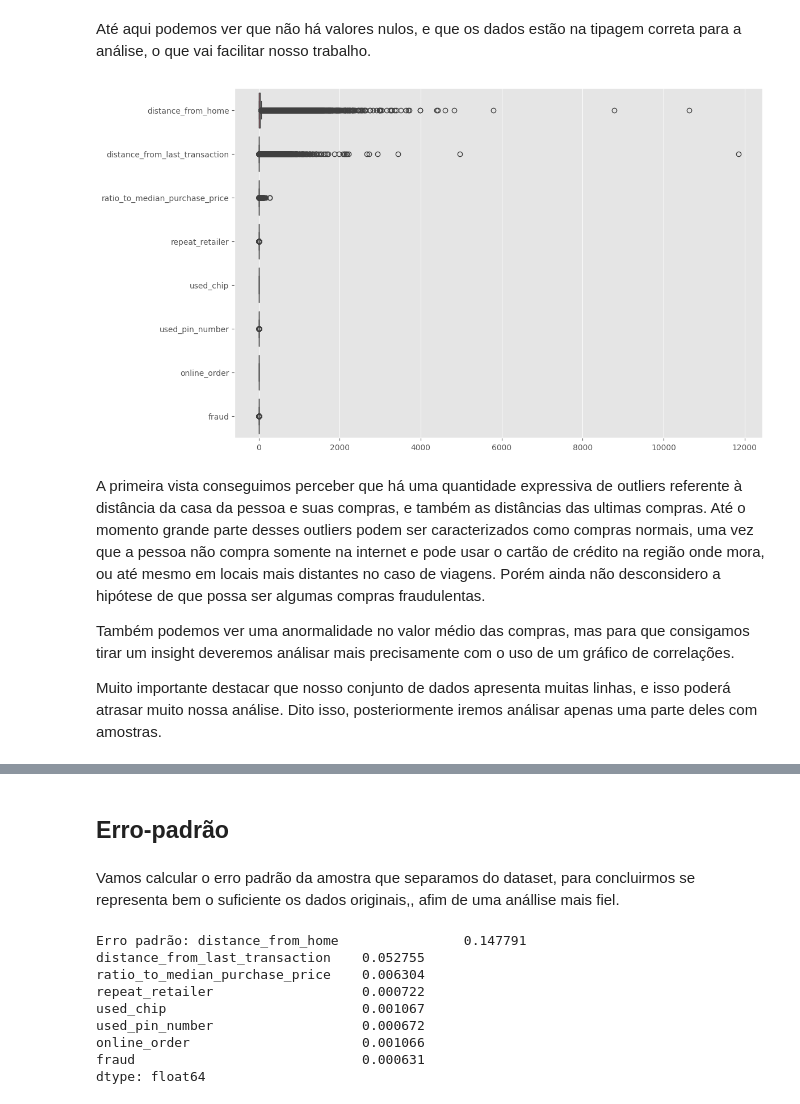
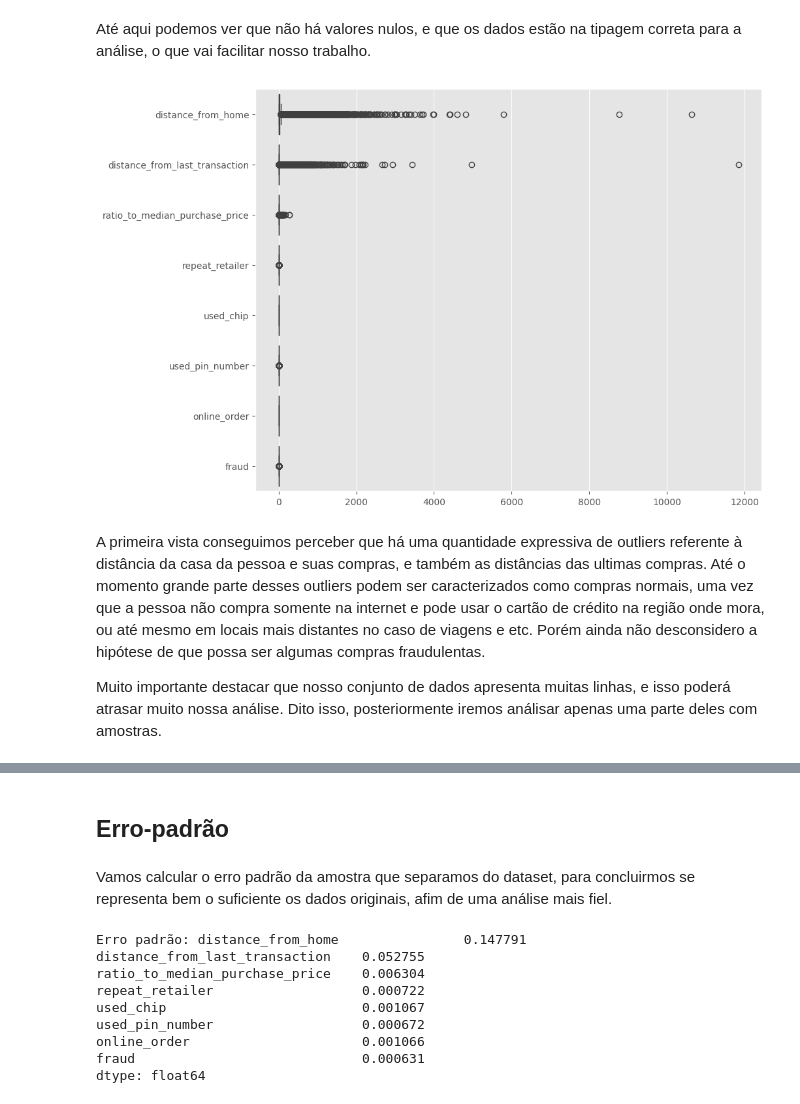
Before and after one commit to DieGod-DS/Credit-Card-Fraud, a Jupyter notebook: code/Exploratory_analisys/ead.ipynb, the cells around one changed output, grey strips where cells are left out. Saved outputs shown, nothing was run; the diff lists cells and outputs as text; code cells hidden in the pictures.

```diff
--- a/code/Exploratory_analisys/ead.ipynb
+++ b/code/Exploratory_analisys/ead.ipynb
@@ -56,15 +56,13 @@ memory usage: 61.0 MB
 # %% [markdown]
 Até aqui podemos ver que não há valores nulos, e que os dados estão na tipagem correta para a análise, o que vai facilitar nosso trabalho.
 # %%
-plt.figure(figsize=(12,8))
+plt.figure(figsize=(10,8))
 sns.boxplot(data=data, orient = 'h')
 plt.show()
 # %% [output]
-[figure, old version]
+[figure, new version]
 # %% [markdown]
-A primeira vista conseguimos perceber que há uma quantidade expressiva de outliers referente à distância da casa da pessoa e suas compras, e também as distâncias das ultimas compras. Até o momento grande parte desses outliers podem ser caracterizados como compras normais, uma vez que a pessoa não compra somente na internet e pode usar o cartão de crédito na região onde mora, ou até mesmo em locais mais distantes no caso de viagens. Porém ainda não desconsidero a hipótese de que possa ser algumas compras fraudulentas.
-
-Também podemos ver uma anormalidade no valor médio das compras, mas para que consigamos tirar um insight deveremos análisar mais precisamente com o uso de um gráfico de correlações.
+A primeira vista conseguimos perceber que há uma quantidade expressiva de outliers referente à distância da casa da pessoa e suas compras, e também as distâncias das ultimas compras. Até o momento grande parte desses outliers podem ser caracterizados como compras normais, uma vez que a pessoa não compra somente na internet e pode usar o cartão de crédito na região onde mora, ou até mesmo em locais mais distantes no caso de viagens e etc. Porém ainda não desconsidero a hipótese de que possa ser algumas compras fraudulentas.
 
 Muito importante destacar que nosso conjunto de dados apresenta muitas linhas, e isso poderá atrasar muito nossa análise. Dito isso, posteriormente iremos análisar apenas uma parte deles com amostras.
 # %%
@@ -100,7 +98,7 @@ data20.describe()
 # %% [markdown]
 ## Erro-padrão
 # %% [markdown]
-Vamos calcular o erro padrão da amostra que separamos do dataset, para concluirmos se representa bem o suficiente os dados originais,, afim de uma anállise mais fiel.
+Vamos calcular o erro padrão da amostra que separamos do dataset, para concluirmos se representa bem o suficiente os dados originais, afim de uma análise mais fiel.
 # %%
 standard_error = data20.sem()
 print(f'Erro padrão: {standard_error}')
```
Also changed, not shown: parts of 8 cells of this notebook, 1 other file.
